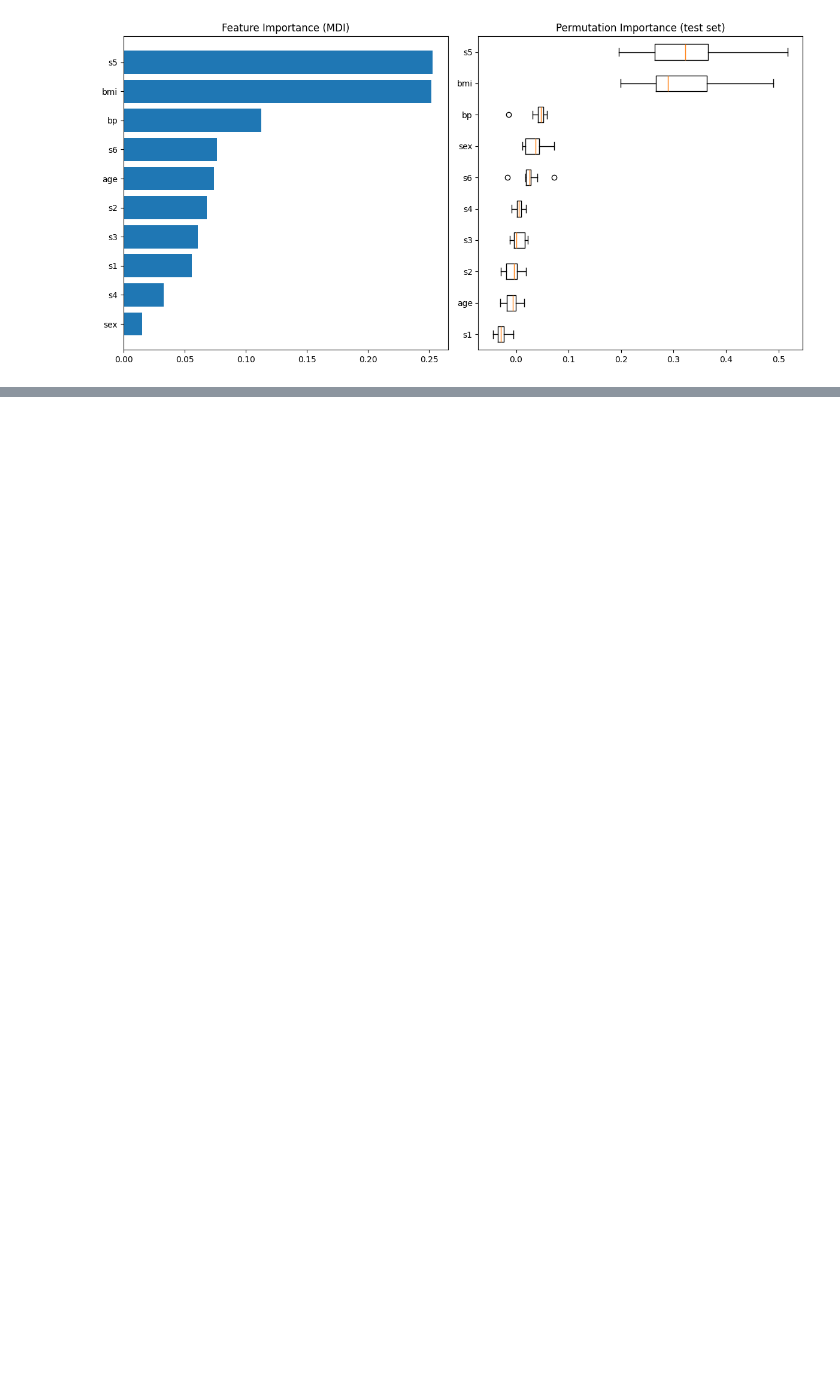
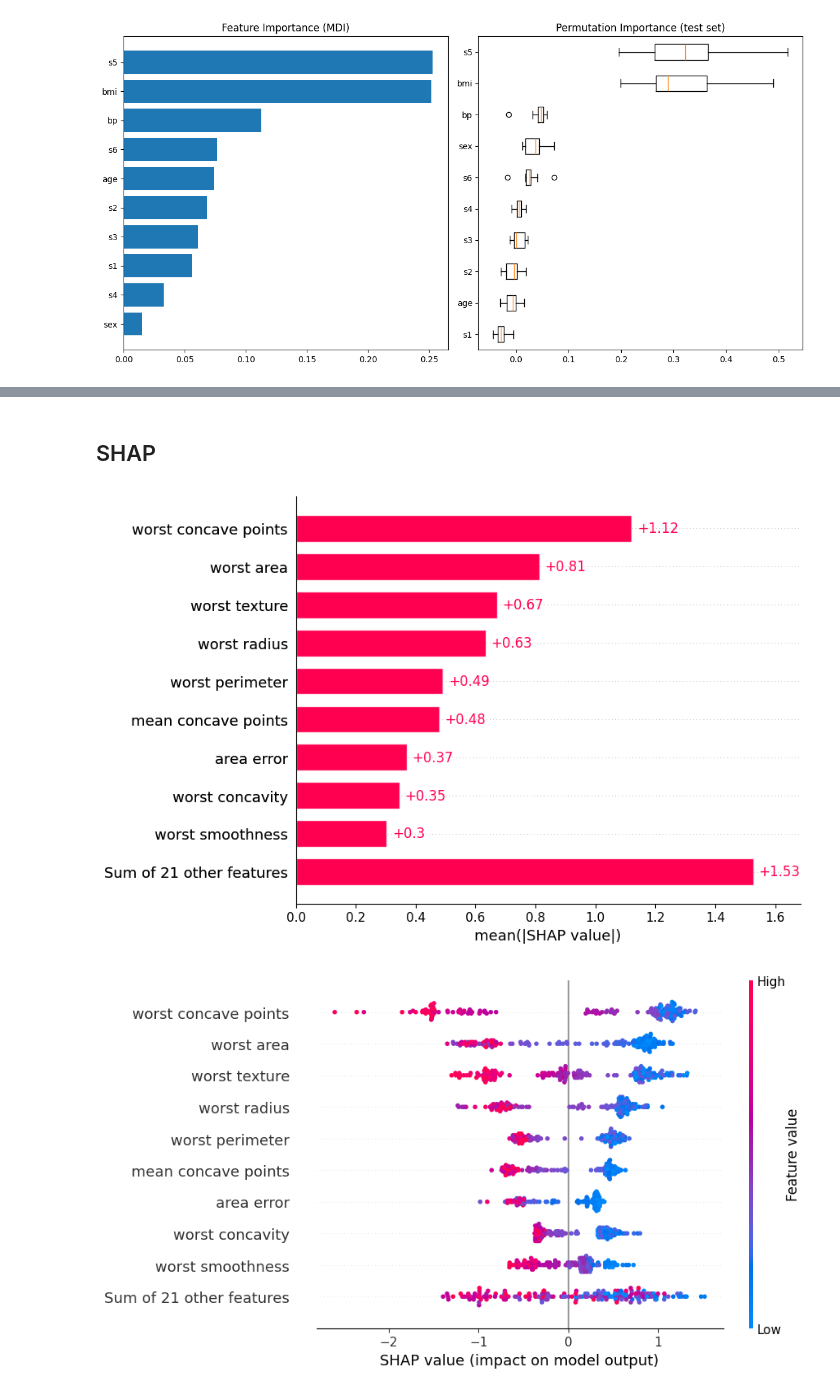
Before and after one commit to Manireddy69/Machine_learning, a Jupyter notebook: Classification/Ensemble methods.ipynb, the cells around one changed output, grey strips where cells are left out. Cells and saved outputs as stored; diff of their text form; code cells hidden in the pictures; blank space fills up the shorter version.

```diff
--- a/Classification/Ensemble methods.ipynb
+++ b/Classification/Ensemble methods.ipynb
@@ -373,0 +581,20 @@ plt.show()
+# %% [markdown]
+## SHAP
+# %%
+## SHAP : SHAP (SHapley Additive exPlanations) answers "why did the model make this prediction?
+# SHAP (SHapley Additive exPlanations) answers "why did the model make this prediction?" by fairly distributing the contribution of each feature to the final output. It borrows from game theory — every feature gets credit or blame based on how much it actually changed the prediction.
+
+import shap
+explainer =shap.TreeExplainer(best_model)
+shap_vales = explainer.shap_values(X_test)
+explanation = shap.Explanation(
+    values = shap_vales,
+    base_values = explainer.expected_value,
+    data = X_test,
+    feature_names = load_breast_cancer().feature_names
+)
+shap.plots.bar(explanation)
+shap.plots.beeswarm(explanation)
+# %% [output]
+[figure, added]
+[figure, added]
```
Also changed, not shown: parts of 15 cells of this notebook, 1 other file.
